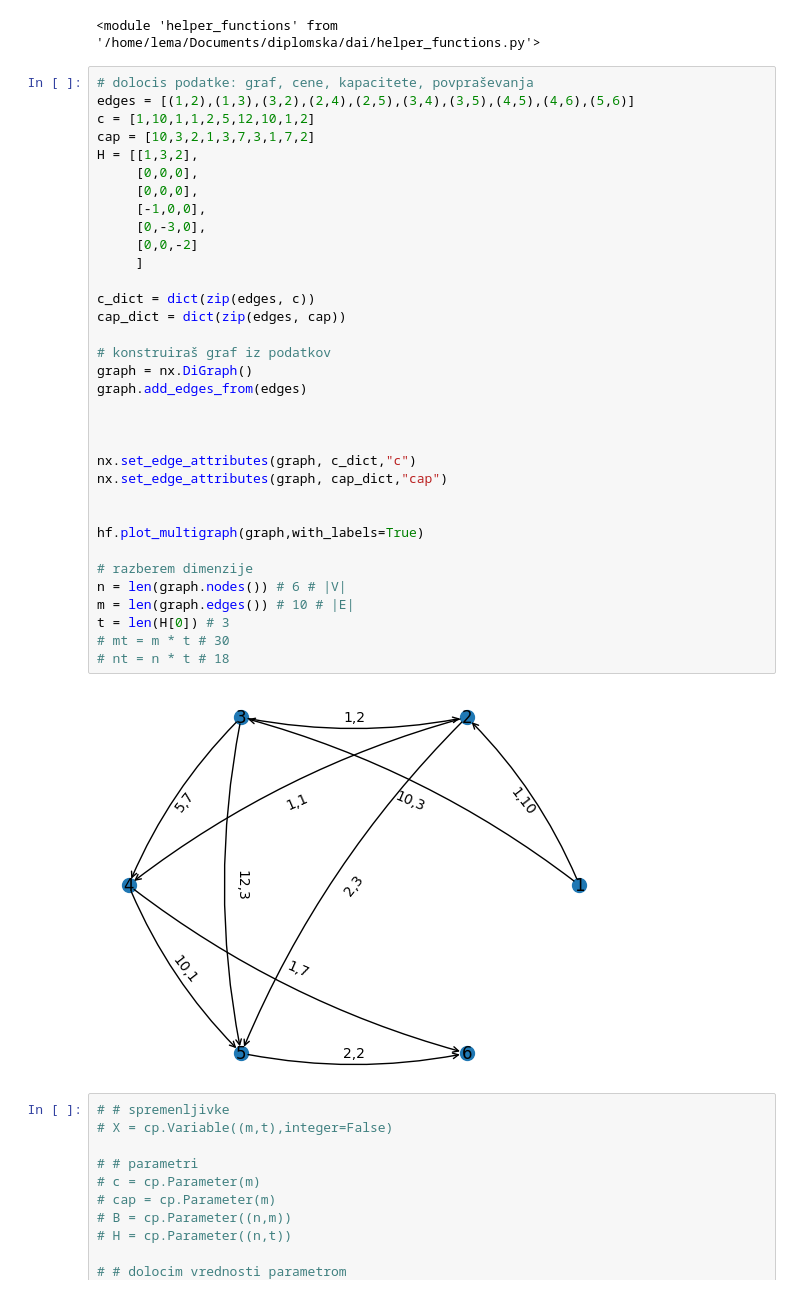
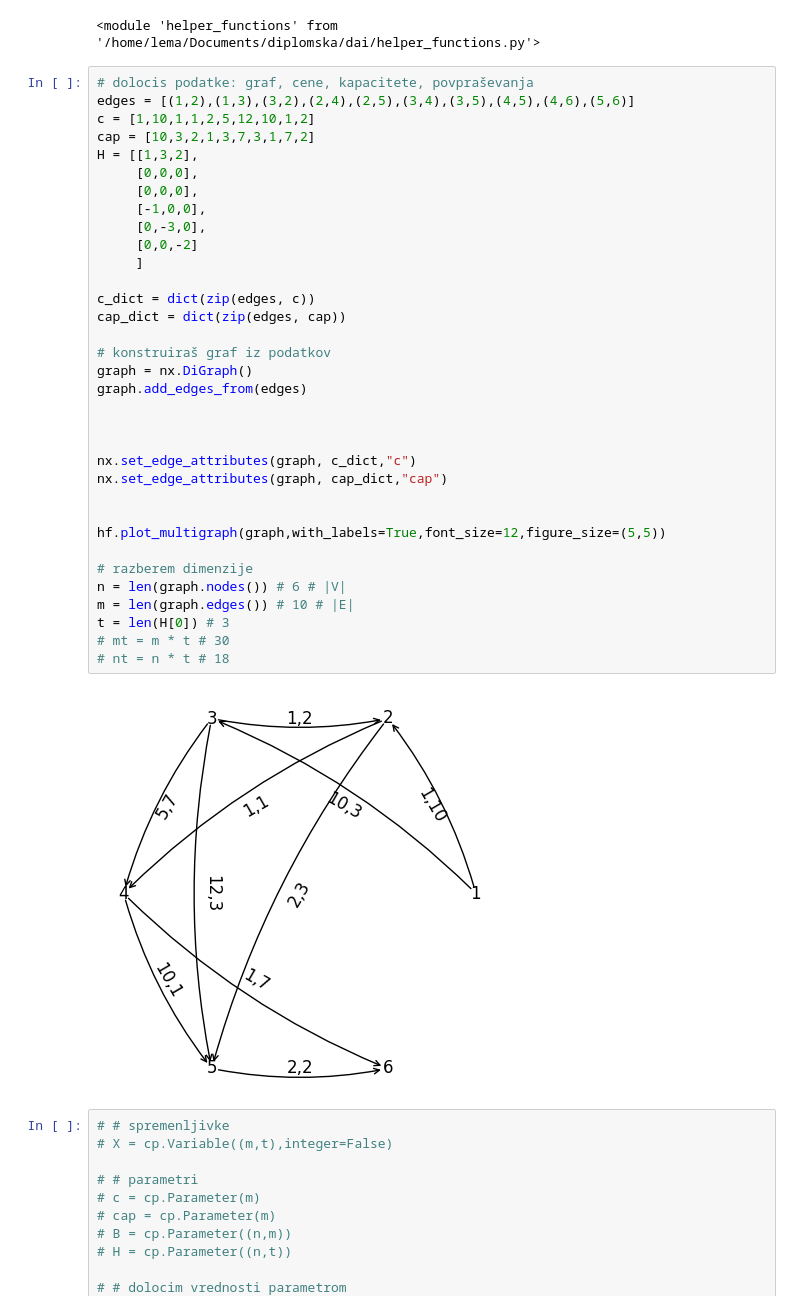
Before and after one commit to elgroselj/distributing_traffic, a Jupyter notebook: dai/lagrange.ipynb, the cells around one changed output. Drawn from its saved outputs; the diff is of its cells as text.

Commit message:
izris, cele c, cap, plot zLD,  run2, hel

```diff
--- a/dai/lagrange.ipynb
+++ b/dai/lagrange.ipynb
@@ -17,35 +17,35 @@ c = [1,10,1,1,2,5,12,10,1,2]
 cap = [10,3,2,1,3,7,3,1,7,2]
 H = [[1,3,2],
      [0,0,0],
      [0,0,0],
      [-1,0,0],
      [0,-3,0],
      [0,0,-2]
      ]
 
 c_dict = dict(zip(edges, c))
 cap_dict = dict(zip(edges, cap))
 
 # konstruiraš graf iz podatkov
 graph = nx.DiGraph()
 graph.add_edges_from(edges)
 
 
 
 nx.set_edge_attributes(graph, c_dict,"c")
 nx.set_edge_attributes(graph, cap_dict,"cap")
 
 
-hf.plot_multigraph(graph,with_labels=True)
+hf.plot_multigraph(graph,with_labels=True,font_size=12,figure_size=(5,5))
 
 # razberem dimenzije
 n = len(graph.nodes()) # 6 # |V|
 m = len(graph.edges()) # 10 # |E|
 t = len(H[0]) # 3
 # mt = m * t # 30
 # nt = n * t # 18
 # %% [output]
-[figure, old version]
+[figure, new version]
 # %%
 # # spremenljivke
 # X = cp.Variable((m,t),integer=False)
```
Also changed, not shown: parts of 5 cells of this notebook, 4 other files.
